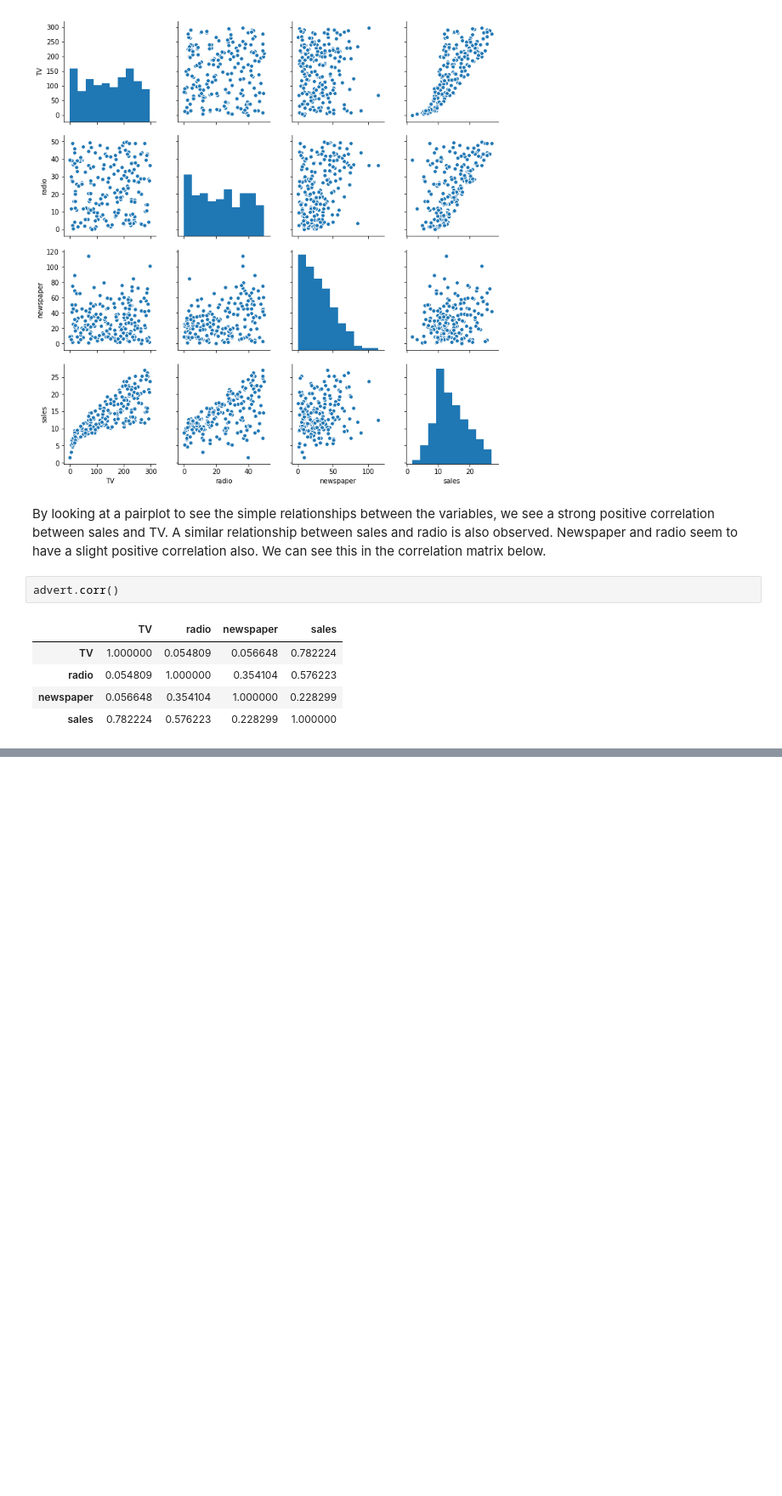
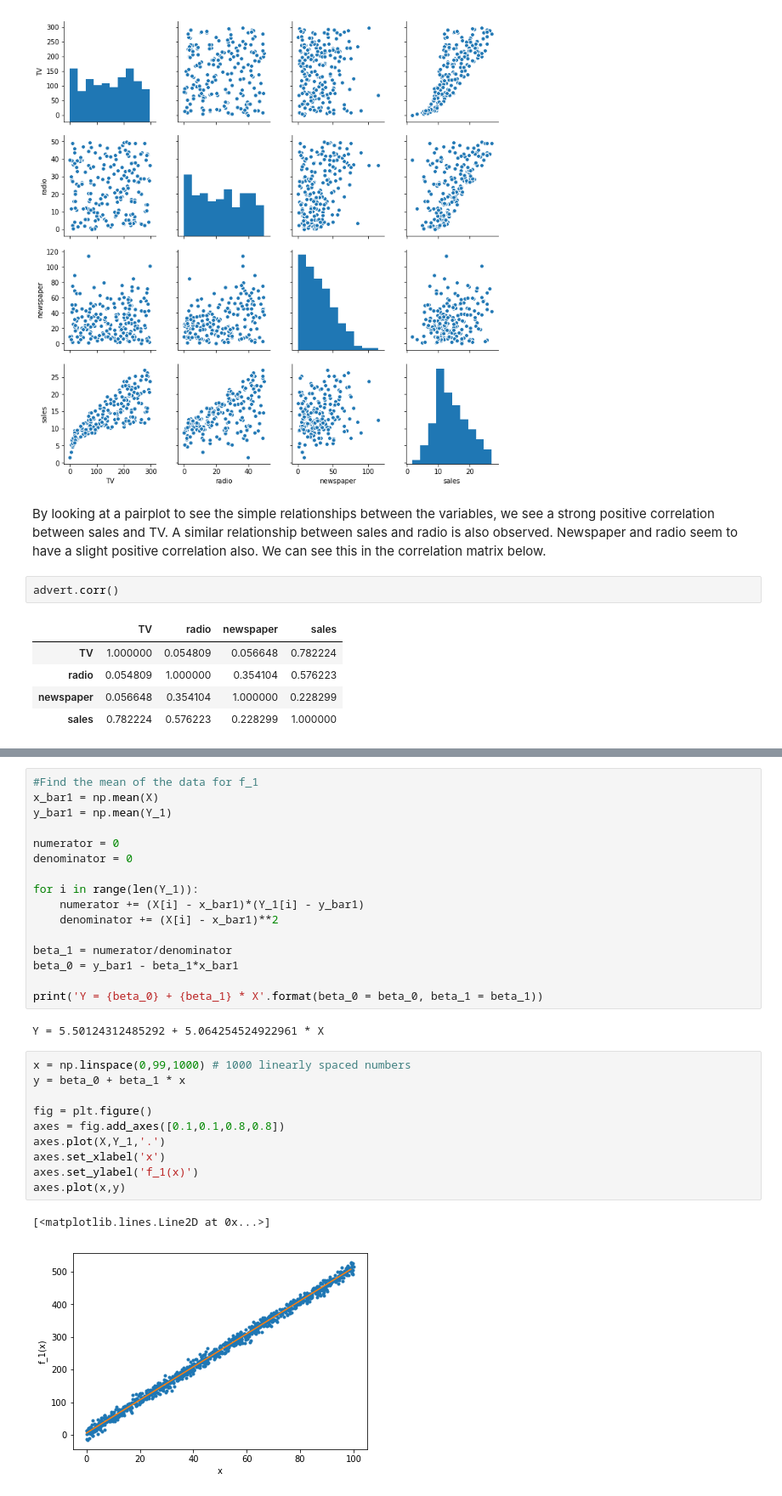
Before and after one commit to TanselArif-21/LinearRegression, a Jupyter notebook: LinearRegression.ipynb, the cells around one changed output, grey strips where cells are left out. Shown at 85% size. Drawn from its saved outputs; the diff is of its cells as text; blank space fills up the shorter version.

Commit message:
Completing linear model for 1 parameter. Adding 1 of 3 examples.

```diff
--- a/LinearRegression.ipynb
+++ b/LinearRegression.ipynb
@@ -62,0 +189,31 @@ $$Y \approx \beta_0 + \beta_1 X_1 + \beta_2 X_2 + \beta_3 X_3 + \epsilon$$
+# %%
+#Find the mean of the data for f_1
+x_bar1 = np.mean(X)
+y_bar1 = np.mean(Y_1)
+
+numerator = 0
+denominator = 0
+
+for i in range(len(Y_1)):
+    numerator += (X[i] - x_bar1)*(Y_1[i] - y_bar1)
+    denominator += (X[i] - x_bar1)**2
+
+beta_1 = numerator/denominator
+beta_0 = y_bar1 - beta_1*x_bar1
+
+print('Y = {beta_0} + {beta_1} * X'.format(beta_0 = beta_0, beta_1 = beta_1))
+# %% [output]
+Y = 5.50124312485292 + 5.064254524922961 * X
+# %%
+x = np.linspace(0,99,1000) # 1000 linearly spaced numbers
+y = beta_0 + beta_1 * x
+
+fig = plt.figure()
+axes = fig.add_axes([0.1,0.1,0.8,0.8])
+axes.plot(X,Y_1,'.')
+axes.set_xlabel('x')
+axes.set_ylabel('f_1(x)')
+axes.plot(x,y)
+# %% [output]
+[<matplotlib.lines.Line2D at 0x...>]
+[figure, added]
```
Also changed, not shown: parts of 21 cells of this notebook.
